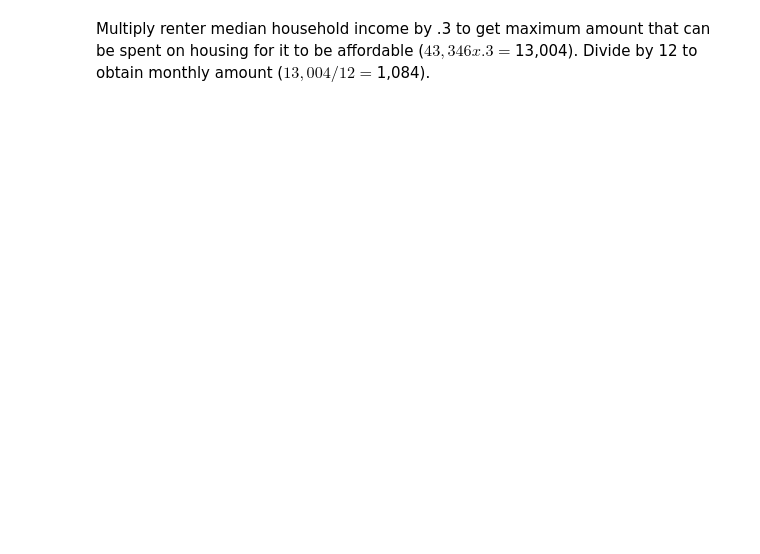
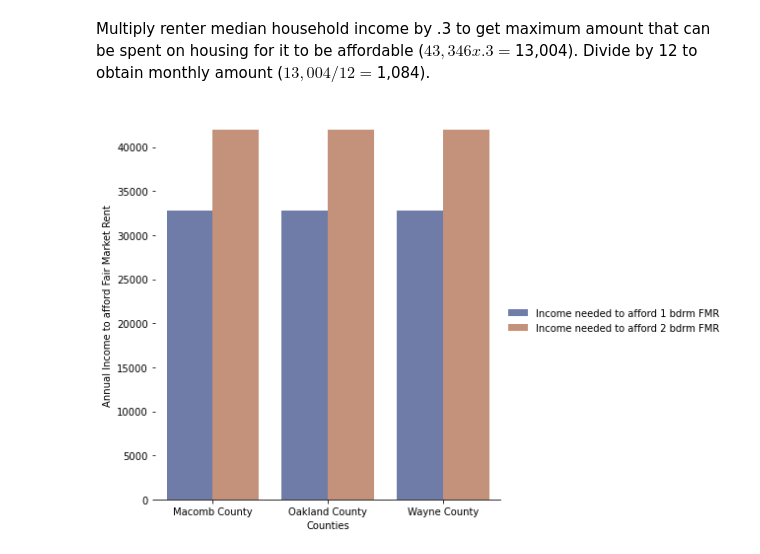
Before and after one commit to Yuchen-G/CC_Dashboard, a Jupyter notebook: metric_2_analysis.ipynb, the cells around one changed output. Saved outputs shown, nothing was run; the diff lists cells and outputs as text; code cells hidden in the pictures; blank space fills up the shorter version.

```diff
--- a/metric_2_analysis.ipynb
+++ b/metric_2_analysis.ipynb
@@ -31,2 +27,8 @@ df1.describe()
 # %%
-df1 = df1[['COUNTY/METRO','Income needed to afford 1 bdrm FMR', 'Income needed to afford 2 bdrm FMR']]
+df2 = pd.read_excel('mi_2021_oor_data.xlsx', sheet_name='Sheet1')
+df2 = df2[['COUNTY/METRO','Income needed to afford 1 bdrm FMR', 'Income needed to afford 2 bdrm FMR']]
+
+#Toggle data display
+if st.checkbox('Show raw data'):
+    st.subheader('Raw data')
+    st.write(df2)
@@ -33,4 +147,4 @@ df1 = df1[['COUNTY/METRO','Income needed to afford 1 bdrm FMR', 'Income needed t
 # %%
 our_counties = ['Wayne County', 'Macomb County', 'Oakland County']
 # %%
-df1 = df1[df1['COUNTY/METRO'].isin(our_counties)]
+df2 = df2[df2['COUNTY/METRO'].isin(our_counties)]
@@ -43,0 +160,2 @@ df1
+# %%
+df2 = pd.melt(df2, id_vars=['COUNTY/METRO'])
@@ -47,0 +174,9 @@ Multiply renter median household income by .3 to get maximum amount that can be
+# %%
+#Find median household income, look at oakland county examples - try and create dropdown so you can add counties to compare
+g = sns.catplot(data=df2, kind='bar',
+x='COUNTY/METRO', y='value', hue='variable', palette='dark', alpha=.6, height=6)
+g.despine(left=True)
+g.set_axis_labels("Counties", "Annual Income to afford Fair Market Rent")
+g.legend.set_title("")
+# %% [output]
+[figure, added]
```
Also changed, not shown: parts of 14 cells of this notebook, 1 other file.
